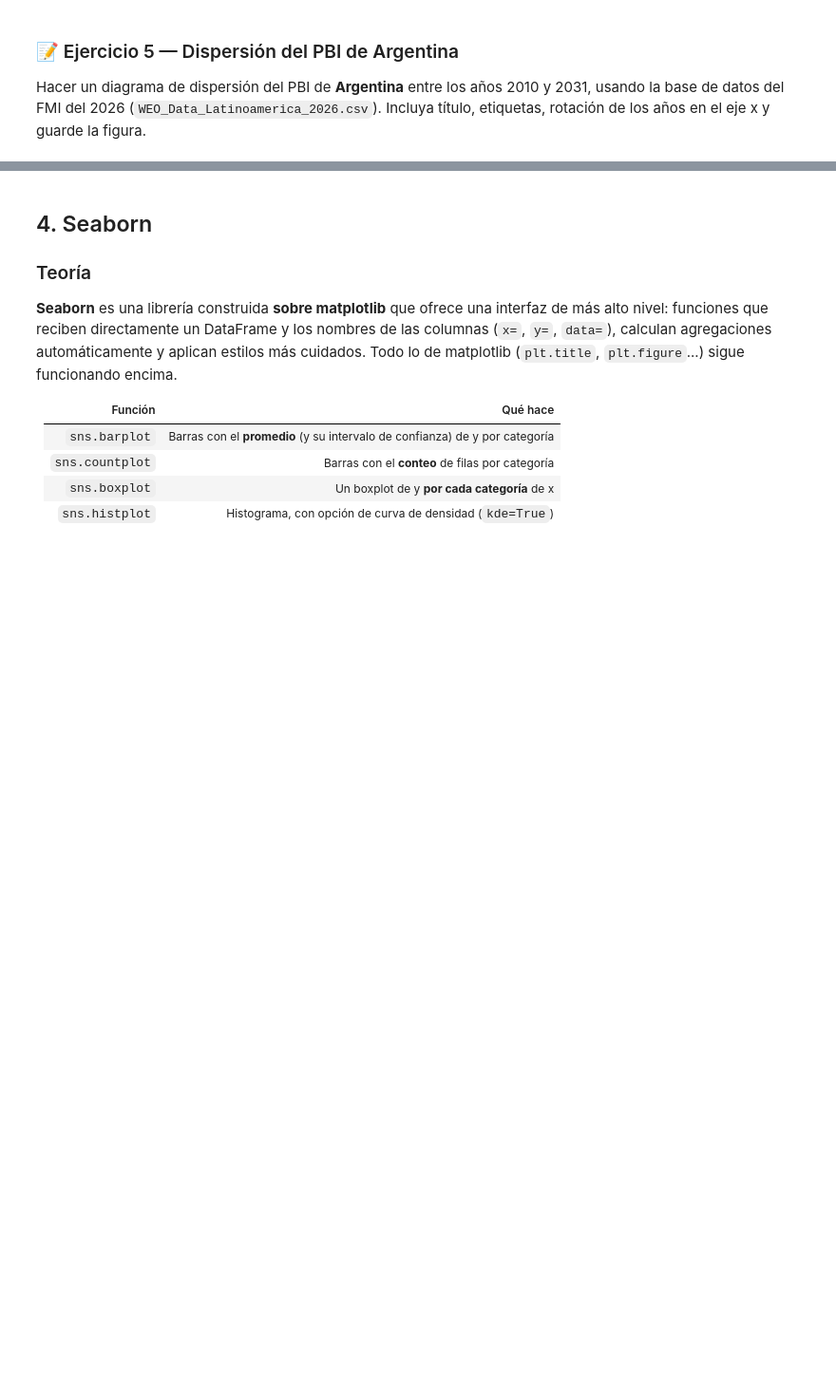
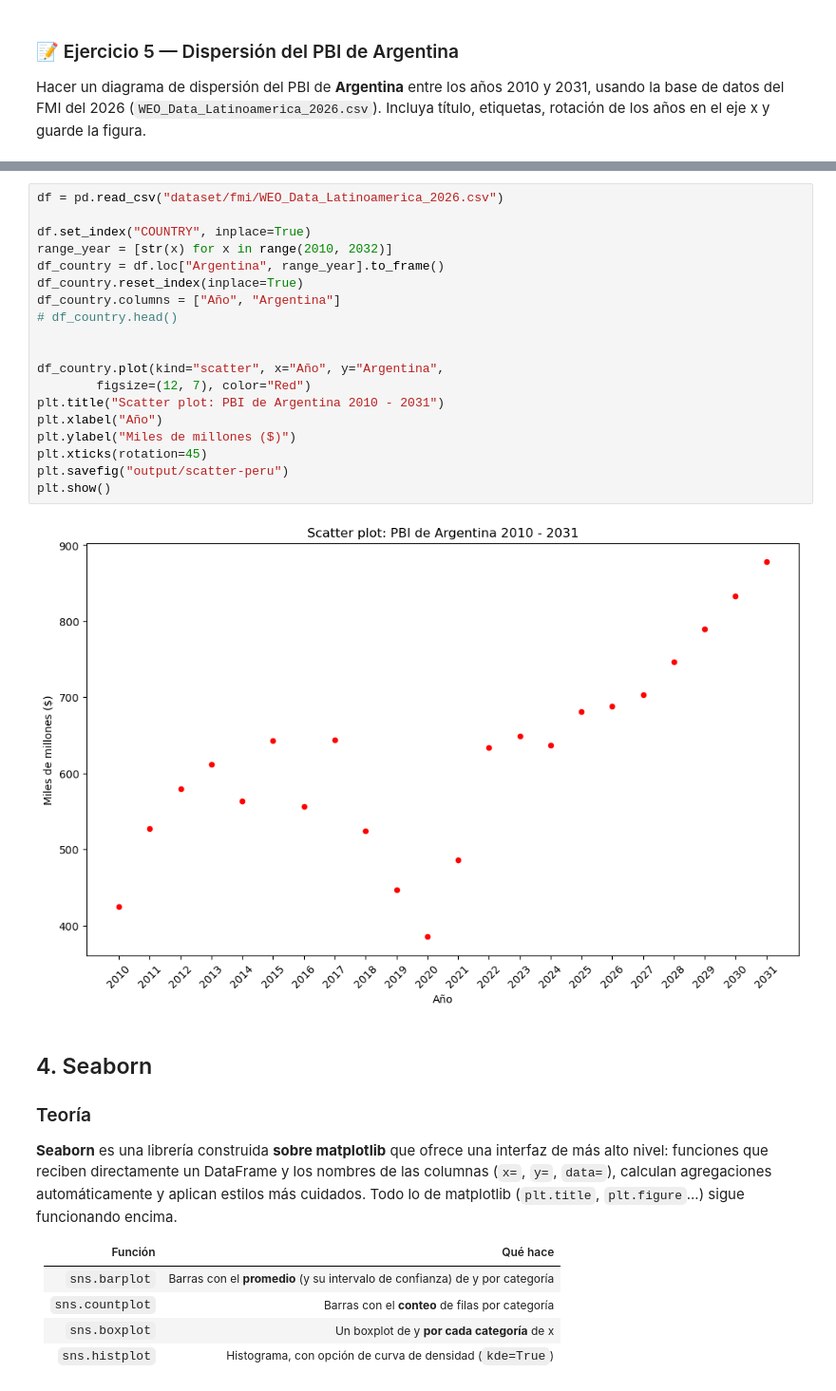
Before and after one commit to jgomezz/cpe_ciencia_datos_python_2026, a Jupyter notebook: mod2_estadistica_y_visualizacion/semana_04_advanced_visualization.ipynb, the cells around one changed output, grey strips where cells are left out. Shown at 95% size. Cells and saved outputs as stored; diff of their text form; blank space fills up the shorter version.

```diff
--- a/mod2_estadistica_y_visualizacion/semana_04_advanced_visualization.ipynb
+++ b/mod2_estadistica_y_visualizacion/semana_04_advanced_visualization.ipynb
@@ -630,3 +657,24 @@ Hacer un diagrama de dispersión del PBI de **Argentina** entre los años 2010 y
+# %%
+df = pd.read_csv("dataset/fmi/WEO_Data_Latinoamerica_2026.csv")
+
+df.set_index("COUNTRY", inplace=True)
+range_year = [str(x) for x in range(2010, 2032)]
+df_country = df.loc["Argentina", range_year].to_frame()
+df_country.reset_index(inplace=True)
+df_country.columns = ["Año", "Argentina"]
+# df_country.head()
+
+
+df_country.plot(kind="scatter", x="Año", y="Argentina",
+        figsize=(12, 7), color="Red")
+plt.title("Scatter plot: PBI de Argentina 2010 - 2031")
+plt.xlabel("Año")
+plt.ylabel("Miles de millones ($)")
+plt.xticks(rotation=45)
+plt.savefig("output/scatter-peru")
+plt.show()
+# %% [output]
+[figure, added]
 # %% [markdown]
 ## 4. Seaborn
 
```
Also changed, not shown: parts of 1 cell of this notebook.
